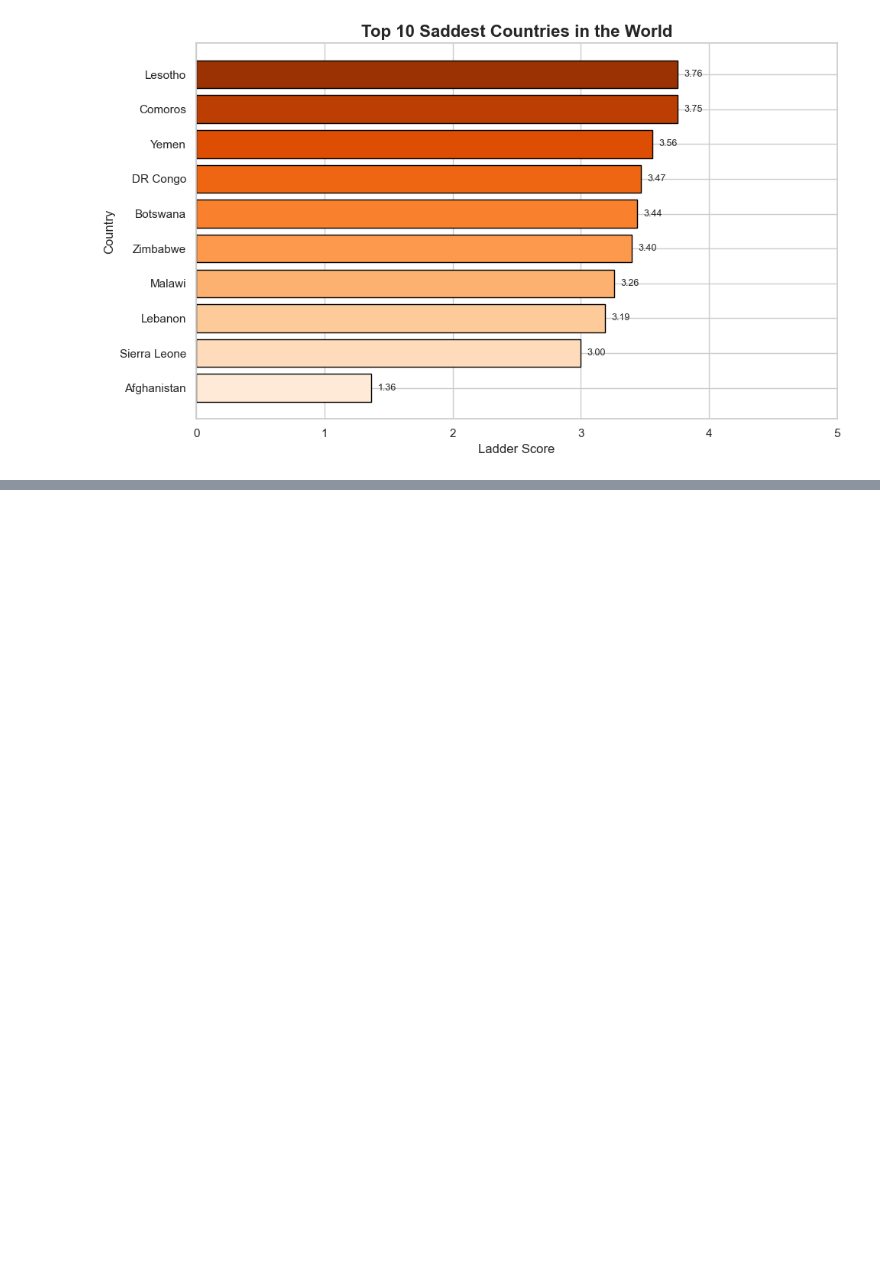
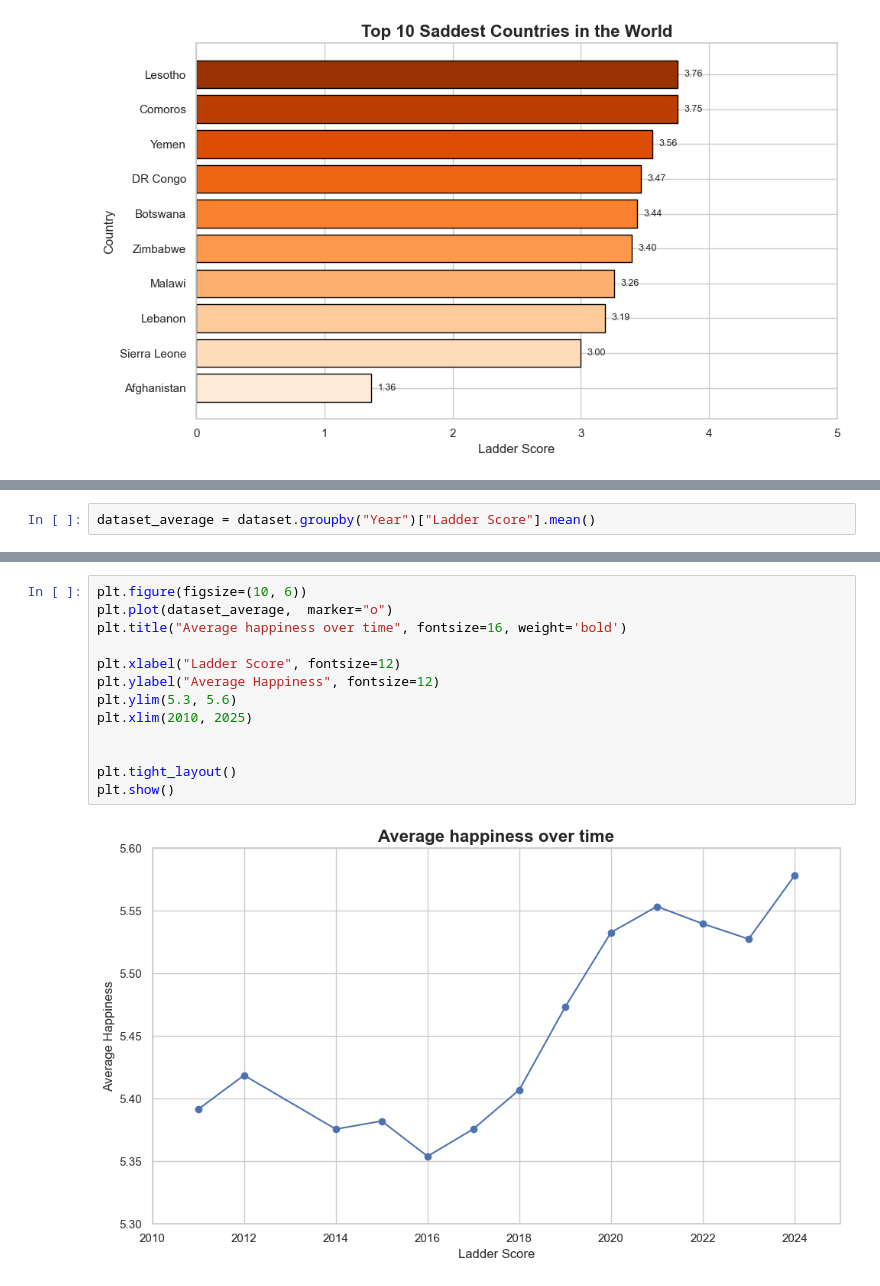
Before and after one commit to matcze/world_happiness, a Jupyter notebook: world_happiness.ipynb, the cells around one changed output, grey strips where cells are left out. Cells and saved outputs as stored; diff of their text form; blank space fills up the shorter version.

Commit message:
new graph

```diff
--- a/world_happiness.ipynb
+++ b/world_happiness.ipynb
@@ -123,0 +126,2 @@ plt.show()
+# %%
+dataset_average = dataset.groupby("Year")["Ladder Score"].mean()
@@ -123,0 +146,15 @@ plt.show()
+# %%
+plt.figure(figsize=(10, 6))
+plt.plot(dataset_average,  marker="o")
+plt.title("Average happiness over time", fontsize=16, weight='bold')
+
+plt.xlabel("Ladder Score", fontsize=12)
+plt.ylabel("Average Happiness", fontsize=12)
+plt.ylim(5.3, 5.6)
+plt.xlim(2010, 2025)
+
+
+plt.tight_layout()
+plt.show()
+# %% [output]
+[figure, added]
```
Also changed, not shown: parts of 2 cells of this notebook.
